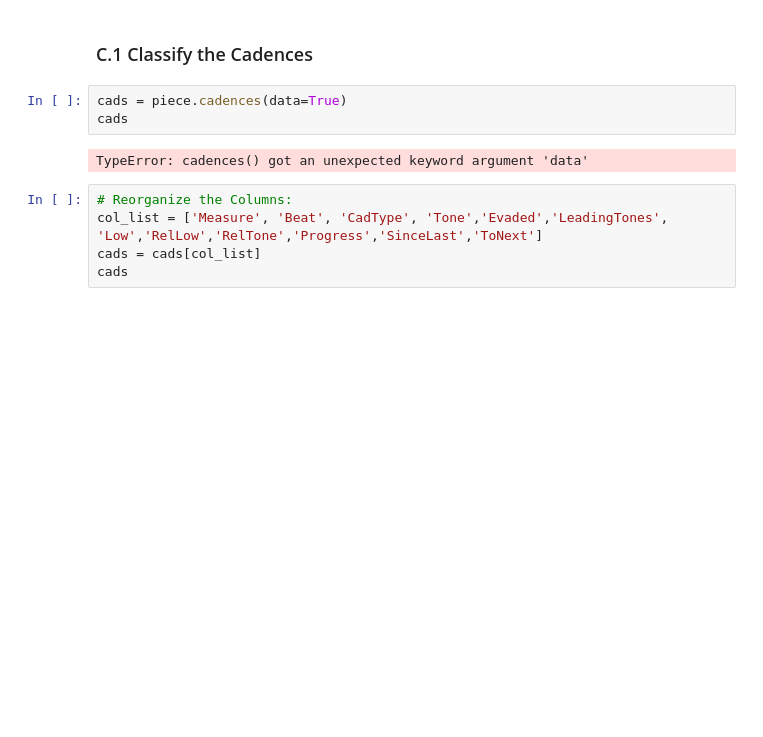
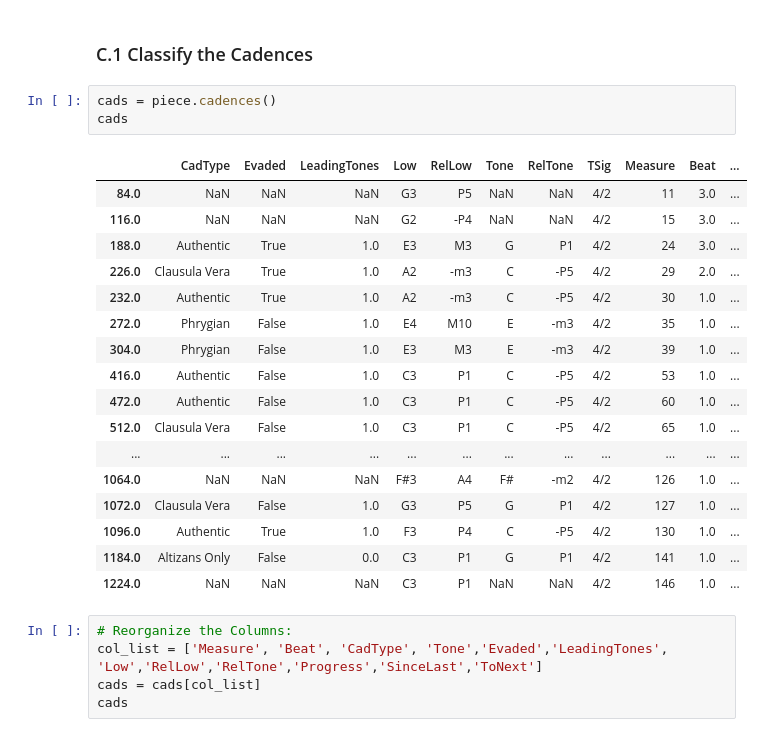
Before and after one commit to RichardFreedman/CRIM_JHUB, a Jupyter notebook: CRIM_04_Cadences.ipynb, the cells around one changed output. Cells and saved outputs as stored; diff of their text form; blank space fills up the shorter version.

```diff
--- a/CRIM_04_Cadences.ipynb
+++ b/CRIM_04_Cadences.ipynb
@@ -112,10 +112,26 @@ View the **Cadential Voice Function** and **Cadence Label** tables here:  https:
 # %% [markdown]
 ### C.1 Classify the Cadences
 # %%
-cads = piece.cadences(data=True)
+cads = piece.cadences()
 cads
 # %% [output]
-TypeError: cadences() got an unexpected keyword argument 'data'
+|  | CadType | Evaded | LeadingTones | Low | RelLow | Tone | RelTone | TSig | Measure | Beat | ... |
+| 84.0 | NaN | NaN | NaN | G3 | P5 | NaN | NaN | 4/2 | 11 | 3.0 | ... |
+| 116.0 | NaN | NaN | NaN | G2 | -P4 | NaN | NaN | 4/2 | 15 | 3.0 | ... |
+| 188.0 | Authentic | True | 1.0 | E3 | M3 | G | P1 | 4/2 | 24 | 3.0 | ... |
+| 226.0 | Clausula Vera | True | 1.0 | A2 | -m3 | C | -P5 | 4/2 | 29 | 2.0 | ... |
+| 232.0 | Authentic | True | 1.0 | A2 | -m3 | C | -P5 | 4/2 | 30 | 1.0 | ... |
+| 272.0 | Phrygian | False | 1.0 | E4 | M10 | E | -m3 | 4/2 | 35 | 1.0 | ... |
+| 304.0 | Phrygian | False | 1.0 | E3 | M3 | E | -m3 | 4/2 | 39 | 1.0 | ... |
+| 416.0 | Authentic | False | 1.0 | C3 | P1 | C | -P5 | 4/2 | 53 | 1.0 | ... |
+| 472.0 | Authentic | False | 1.0 | C3 | P1 | C | -P5 | 4/2 | 60 | 1.0 | ... |
+| 512.0 | Clausula Vera | False | 1.0 | C3 | P1 | C | -P5 | 4/2 | 65 | 1.0 | ... |
+| ... | ... | ... | ... | ... | ... | ... | ... | ... | ... | ... | ... |
+| 1064.0 | NaN | NaN | NaN | F#3 | A4 | F# | -m2 | 4/2 | 126 | 1.0 | ... |
+| 1072.0 | Clausula Vera | False | 1.0 | G3 | P5 | G | P1 | 4/2 | 127 | 1.0 | ... |
+| 1096.0 | Authentic | True | 1.0 | F3 | P4 | C | -P5 | 4/2 | 130 | 1.0 | ... |
+| 1184.0 | Altizans Only | False | 0.0 | C3 | P1 | G | P1 | 4/2 | 141 | 1.0 | ... |
+| 1224.0 | NaN | NaN | NaN | C3 | P1 | NaN | NaN | 4/2 | 146 | 1.0 | ... |
 # %%
 # Reorganize the Columns:
 col_list = ['Measure', 'Beat', 'CadType', 'Tone','Evaded','LeadingTones', 'Low','RelLow','RelTone','Progress','SinceLast','ToNext']
```
